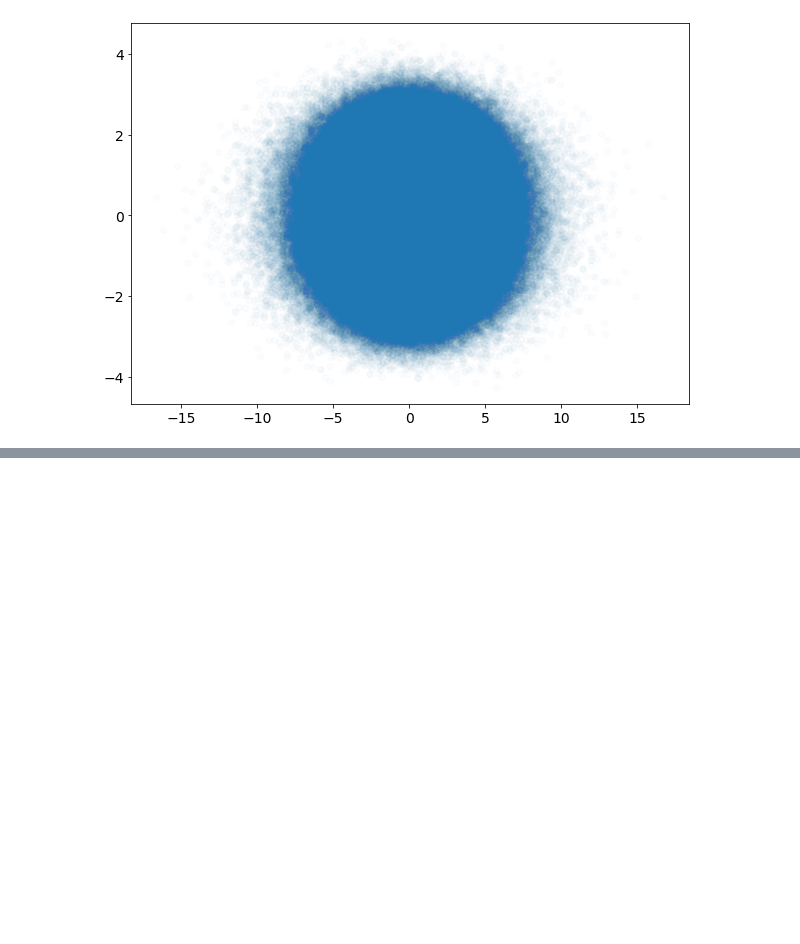
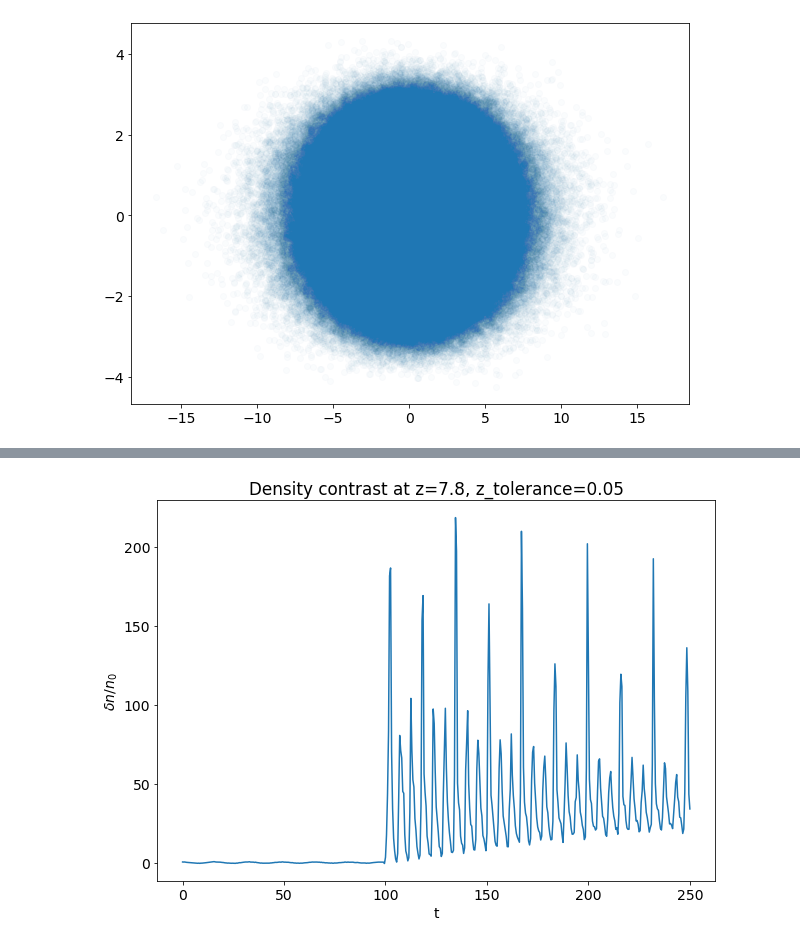
Before and after one commit to Jupiter1994/plasma-echo, a Jupyter notebook: Leapfrogging Particle Trajectories.ipynb, the cells around one changed output, grey strips where cells are left out. Saved outputs shown, nothing was run; the diff lists cells and outputs as text; code cells hidden in the pictures; blank space fills up the shorter version.

Commit message:
leapfrog at z=7.8 and weird density plot; next TODO is to do tests

```diff
--- a/Leapfrogging Particle Trajectories.ipynb
+++ b/Leapfrogging Particle Trajectories.ipynb
@@ -343,11 +456,13 @@ KeyboardInterrupt:
 # %%
 plt.plot(ts, delta_n_over_ns)
 
 plt.xlabel('t')
 plt.ylabel('$\delta n/n_0$')
 plt.title(f'Density contrast at z={z_offset}, z_tolerance={z_tolerance}')
 
-save_fig = False
+save_fig = True
 if save_fig:
-    plt.savefig('leapfrog_deltan_N={N:.1E}.png')
+    plt.savefig(f'leapfrog_deltan_N={N:.1E}.png')
 plt.show()
+# %% [output]
+[figure, added]
```
Also changed, not shown: parts of 1 cell of this notebook, 1 other file.
